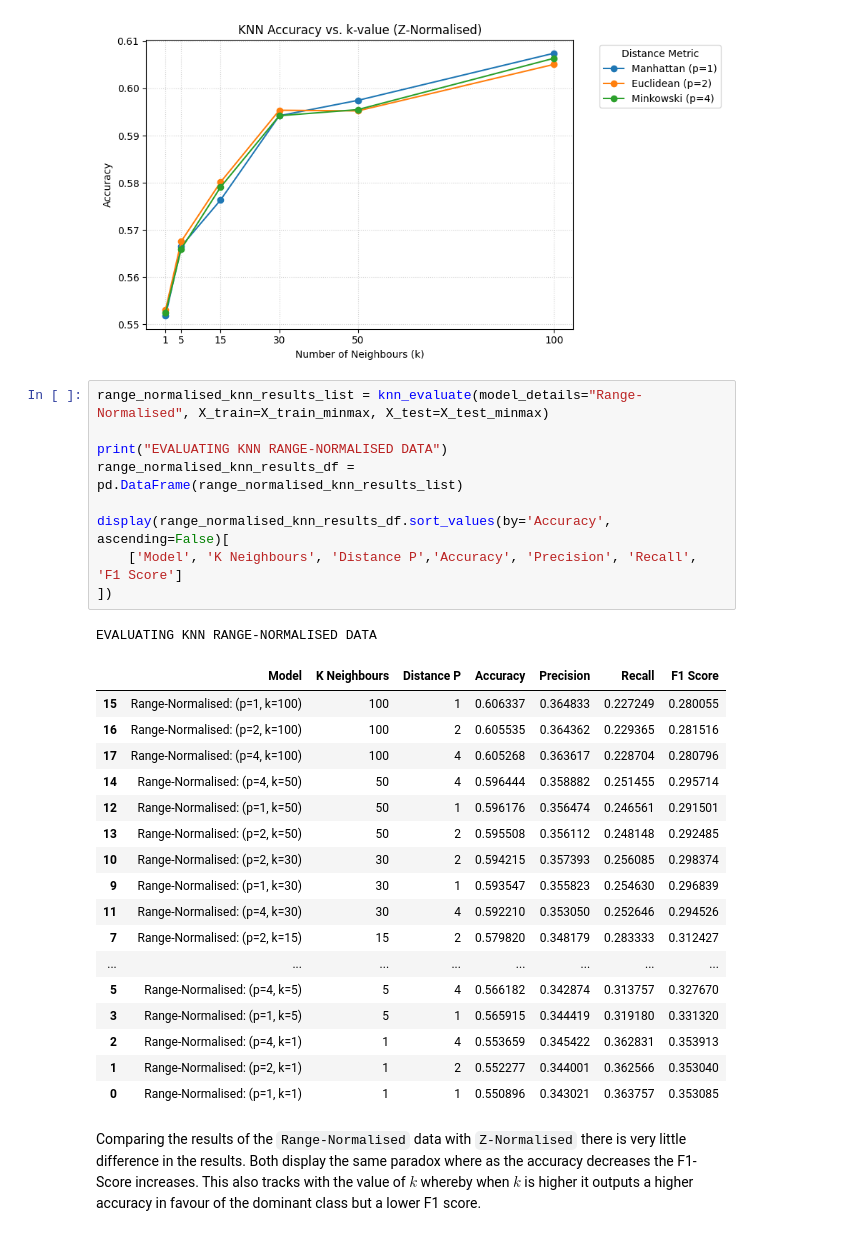
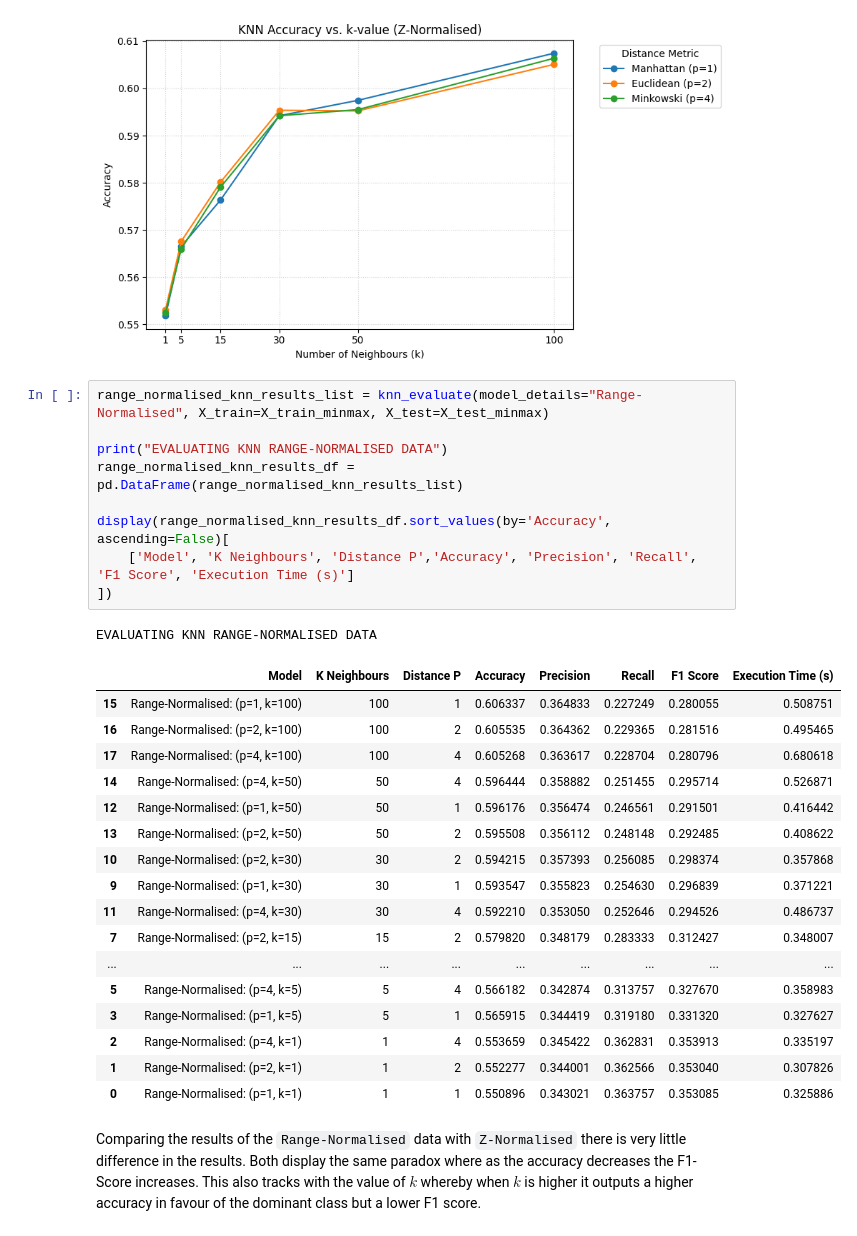
Before and after one commit to jackjulianhickey/machine_learning, a Jupyter notebook: src/assignment_01.ipynb, the cells around one changed output. Drawn from its saved outputs; the diff is of its cells as text.

```diff
--- a/src/assignment_01.ipynb
+++ b/src/assignment_01.ipynb
@@ -322,31 +384,31 @@ knn_display_accuracy(z_normalised_knn_results_df, "KNN Accuracy vs. k-value (Z-N
 # %%
 range_normalised_knn_results_list = knn_evaluate(model_details="Range-Normalised", X_train=X_train_minmax, X_test=X_test_minmax)
 
 print("EVALUATING KNN RANGE-NORMALISED DATA")
 range_normalised_knn_results_df = pd.DataFrame(range_normalised_knn_results_list)
 
 display(range_normalised_knn_results_df.sort_values(by='Accuracy', ascending=False)[
-    ['Model', 'K Neighbours', 'Distance P','Accuracy', 'Precision', 'Recall', 'F1 Score']
+    ['Model', 'K Neighbours', 'Distance P','Accuracy', 'Precision', 'Recall', 'F1 Score', 'Execution Time (s)']
 ])
 # %% [output]
 EVALUATING KNN RANGE-NORMALISED DATA
-|  | Model | K Neighbours | Distance P | Accuracy | Precision | Recall | F1 Score |
-| 15 | Range-Normalised: (p=1, k=100) | 100 | 1 | 0.606337 | 0.364833 | 0.227249 | 0.280055 |
-| 16 | Range-Normalised: (p=2, k=100) | 100 | 2 | 0.605535 | 0.364362 | 0.229365 | 0.281516 |
-| 17 | Range-Normalised: (p=4, k=100) | 100 | 4 | 0.605268 | 0.363617 | 0.228704 | 0.280796 |
-| 14 | Range-Normalised: (p=4, k=50) | 50 | 4 | 0.596444 | 0.358882 | 0.251455 | 0.295714 |
-| 12 | Range-Normalised: (p=1, k=50) | 50 | 1 | 0.596176 | 0.356474 | 0.246561 | 0.291501 |
-| 13 | Range-Normalised: (p=2, k=50) | 50 | 2 | 0.595508 | 0.356112 | 0.248148 | 0.292485 |
-| 10 | Range-Normalised: (p=2, k=30) | 30 | 2 | 0.594215 | 0.357393 | 0.256085 | 0.298374 |
-| 9 | Range-Normalised: (p=1, k=30) | 30 | 1 | 0.593547 | 0.355823 | 0.254630 | 0.296839 |
-| 11 | Range-Normalised: (p=4, k=30) | 30 | 4 | 0.592210 | 0.353050 | 0.252646 | 0.294526 |
-| 7 | Range-Normalised: (p=2, k=15) | 15 | 2 | 0.579820 | 0.348179 | 0.283333 | 0.312427 |
-| ... | ... | ... | ... | ... | ... | ... | ... |
-| 5 | Range-Normalised: (p=4, k=5) | 5 | 4 | 0.566182 | 0.342874 | 0.313757 | 0.327670 |
-| 3 | Range-Normalised: (p=1, k=5) | 5 | 1 | 0.565915 | 0.344419 | 0.319180 | 0.331320 |
-| 2 | Range-Normalised: (p=4, k=1) | 1 | 4 | 0.553659 | 0.345422 | 0.362831 | 0.353913 |
-| 1 | Range-Normalised: (p=2, k=1) | 1 | 2 | 0.552277 | 0.344001 | 0.362566 | 0.353040 |
-| 0 | Range-Normalised: (p=1, k=1) | 1 | 1 | 0.550896 | 0.343021 | 0.363757 | 0.353085 |
+|  | Model | K Neighbours | Distance P | Accuracy | Precision | Recall | F1 Score | Execution Time (s) |
+| 15 | Range-Normalised: (p=1, k=100) | 100 | 1 | 0.606337 | 0.364833 | 0.227249 | 0.280055 | 0.508751 |
+| 16 | Range-Normalised: (p=2, k=100) | 100 | 2 | 0.605535 | 0.364362 | 0.229365 | 0.281516 | 0.495465 |
+| 17 | Range-Normalised: (p=4, k=100) | 100 | 4 | 0.605268 | 0.363617 | 0.228704 | 0.280796 | 0.680618 |
+| 14 | Range-Normalised: (p=4, k=50) | 50 | 4 | 0.596444 | 0.358882 | 0.251455 | 0.295714 | 0.526871 |
+| 12 | Range-Normalised: (p=1, k=50) | 50 | 1 | 0.596176 | 0.356474 | 0.246561 | 0.291501 | 0.416442 |
+| 13 | Range-Normalised: (p=2, k=50) | 50 | 2 | 0.595508 | 0.356112 | 0.248148 | 0.292485 | 0.408622 |
+| 10 | Range-Normalised: (p=2, k=30) | 30 | 2 | 0.594215 | 0.357393 | 0.256085 | 0.298374 | 0.357868 |
+| 9 | Range-Normalised: (p=1, k=30) | 30 | 1 | 0.593547 | 0.355823 | 0.254630 | 0.296839 | 0.371221 |
+| 11 | Range-Normalised: (p=4, k=30) | 30 | 4 | 0.592210 | 0.353050 | 0.252646 | 0.294526 | 0.486737 |
+| 7 | Range-Normalised: (p=2, k=15) | 15 | 2 | 0.579820 | 0.348179 | 0.283333 | 0.312427 | 0.348007 |
+| ... | ... | ... | ... | ... | ... | ... | ... | ... |
+| 5 | Range-Normalised: (p=4, k=5) | 5 | 4 | 0.566182 | 0.342874 | 0.313757 | 0.327670 | 0.358983 |
+| 3 | Range-Normalised: (p=1, k=5) | 5 | 1 | 0.565915 | 0.344419 | 0.319180 | 0.331320 | 0.327627 |
+| 2 | Range-Normalised: (p=4, k=1) | 1 | 4 | 0.553659 | 0.345422 | 0.362831 | 0.353913 | 0.335197 |
+| 1 | Range-Normalised: (p=2, k=1) | 1 | 2 | 0.552277 | 0.344001 | 0.362566 | 0.353040 | 0.307826 |
+| 0 | Range-Normalised: (p=1, k=1) | 1 | 1 | 0.550896 | 0.343021 | 0.363757 | 0.353085 | 0.325886 |
 # %% [markdown]
 Comparing the results of the `Range-Normalised` data with `Z-Normalised` there is very little difference in the results. Both display the same paradox where as the accuracy decreases the F1-Score increases. This also tracks with the value of $k$ whereby when $k$ is higher it outputs a higher accuracy in favour of the dominant class but a lower F1 score.
 # %%
```
Also changed, not shown: parts of 23 cells of this notebook, 2 other files.
